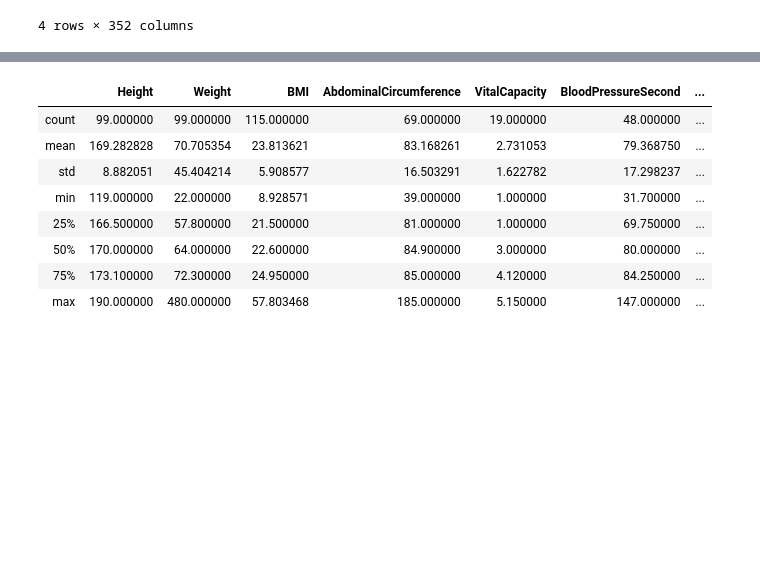
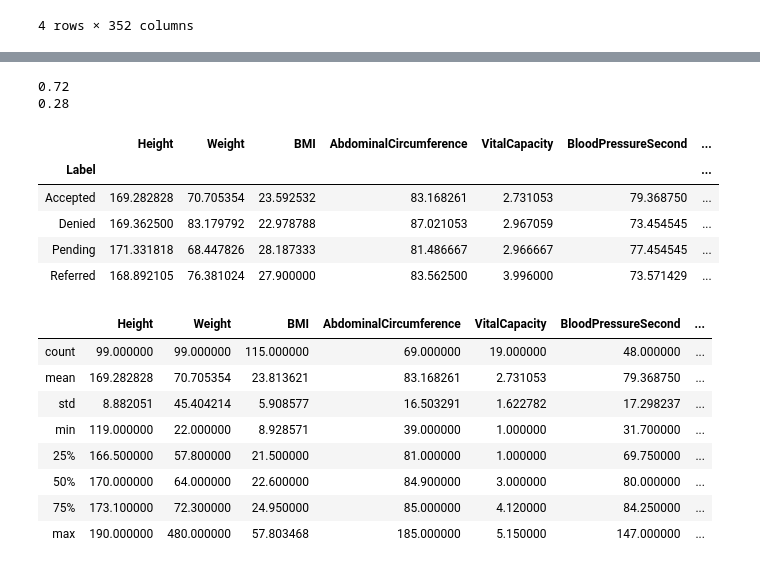
Before and after one commit to chaitalic07/Hands-on-challenge, a Jupyter notebook: ds_test.ipynb, the cells around one changed output, grey strips where cells are left out. Saved outputs shown, nothing was run; the diff lists cells and outputs as text; code cells hidden in the pictures; blank space fills up the shorter version.

```diff
--- a/ds_test.ipynb
+++ b/ds_test.ipynb
@@ -85,3 +130,20 @@ referred = df[df['Label'] == 'Referred']
+# %%
+print(accepted_per)
+print(denied_per)
+
+## classes are imbalanced
+# %% [output]
+0.72
+0.28
+# %%
+df.groupby('Label').mean()
+# %% [output]
+|  | Height | Weight | BMI | AbdominalCircumference | VitalCapacity | BloodPressureSecond | ... |
+| Label |  |  |  |  |  |  | ... |
+| Accepted | 169.282828 | 70.705354 | 23.592532 | 83.168261 | 2.731053 | 79.368750 | ... |
+| Denied | 169.362500 | 83.179792 | 22.978788 | 87.021053 | 2.967059 | 73.454545 | ... |
+| Pending | 171.331818 | 68.447826 | 28.187333 | 81.486667 | 2.966667 | 77.454545 | ... |
+| Referred | 168.892105 | 76.381024 | 27.900000 | 83.562500 | 3.996000 | 73.571429 | ... |
 # %%
 accepted.describe()
 # %% [output]
```
Also changed, not shown: parts of 13 cells of this notebook.
